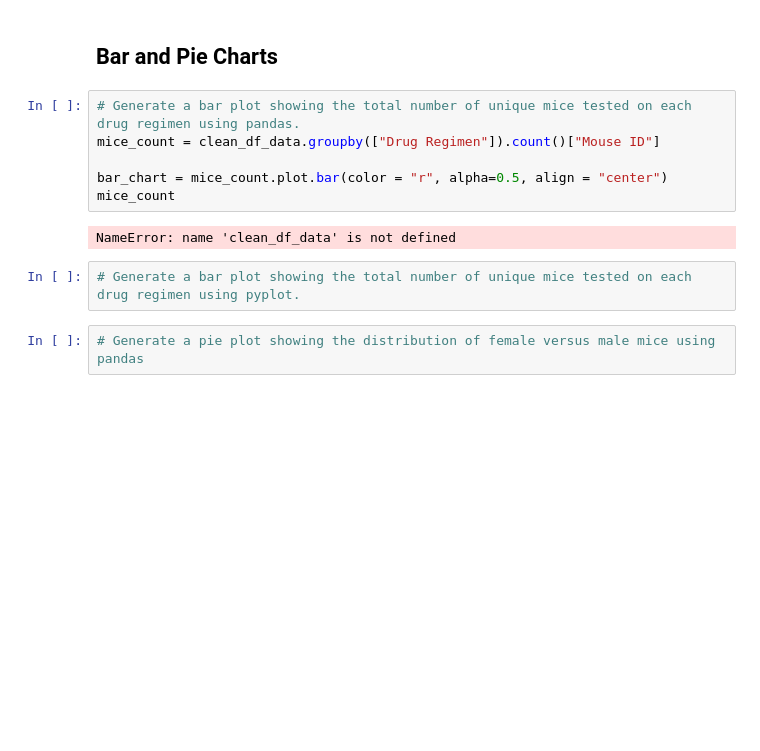
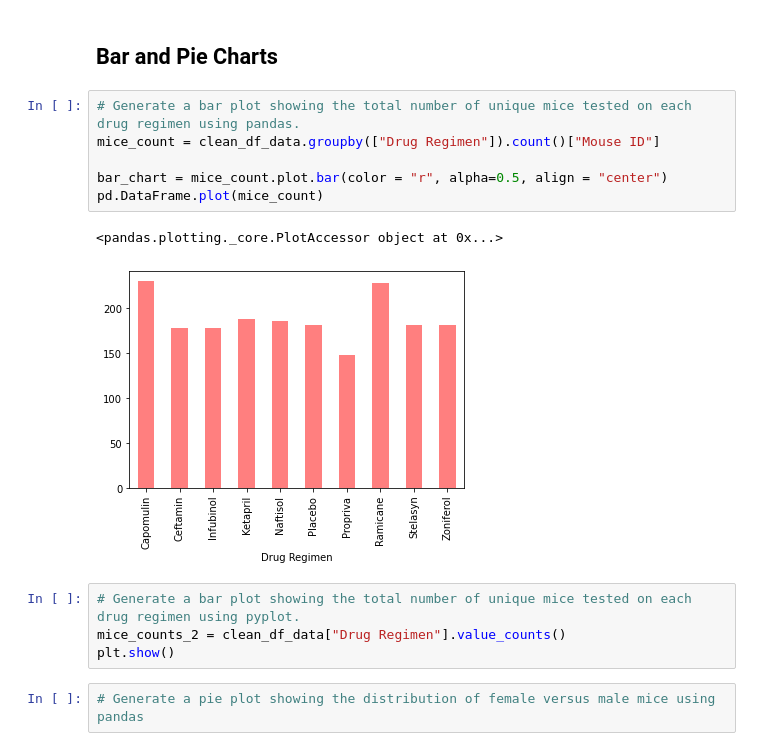
Before and after one commit to ramses93/matplotlib, a Jupyter notebook: Pymaceuticals.ipynb, the cells around one changed output. Drawn from its saved outputs; the diff is of its cells as text; blank space fills up the shorter version.

```diff
--- a/Pymaceuticals.ipynb
+++ b/Pymaceuticals.ipynb
@@ -133,13 +133,16 @@ Zoniferol     53.236507  51.818479  48.533355  6.966589  0.516398
 # %%
 # Generate a bar plot showing the total number of unique mice tested on each drug regimen using pandas.
 mice_count = clean_df_data.groupby(["Drug Regimen"]).count()["Mouse ID"]
 
 bar_chart = mice_count.plot.bar(color = "r", alpha=0.5, align = "center")
-mice_count
+pd.DataFrame.plot(mice_count)
 # %% [output]
-NameError: name 'clean_df_data' is not defined
+<pandas.plotting._core.PlotAccessor object at 0x...>
+[figure, added]
 # %%
 # Generate a bar plot showing the total number of unique mice tested on each drug regimen using pyplot.
+mice_counts_2 = clean_df_data["Drug Regimen"].value_counts()
+plt.show()
 # %%
 # Generate a pie plot showing the distribution of female versus male mice using pandas
 # %%
```
Also changed, not shown: parts of 1 cell of this notebook.
